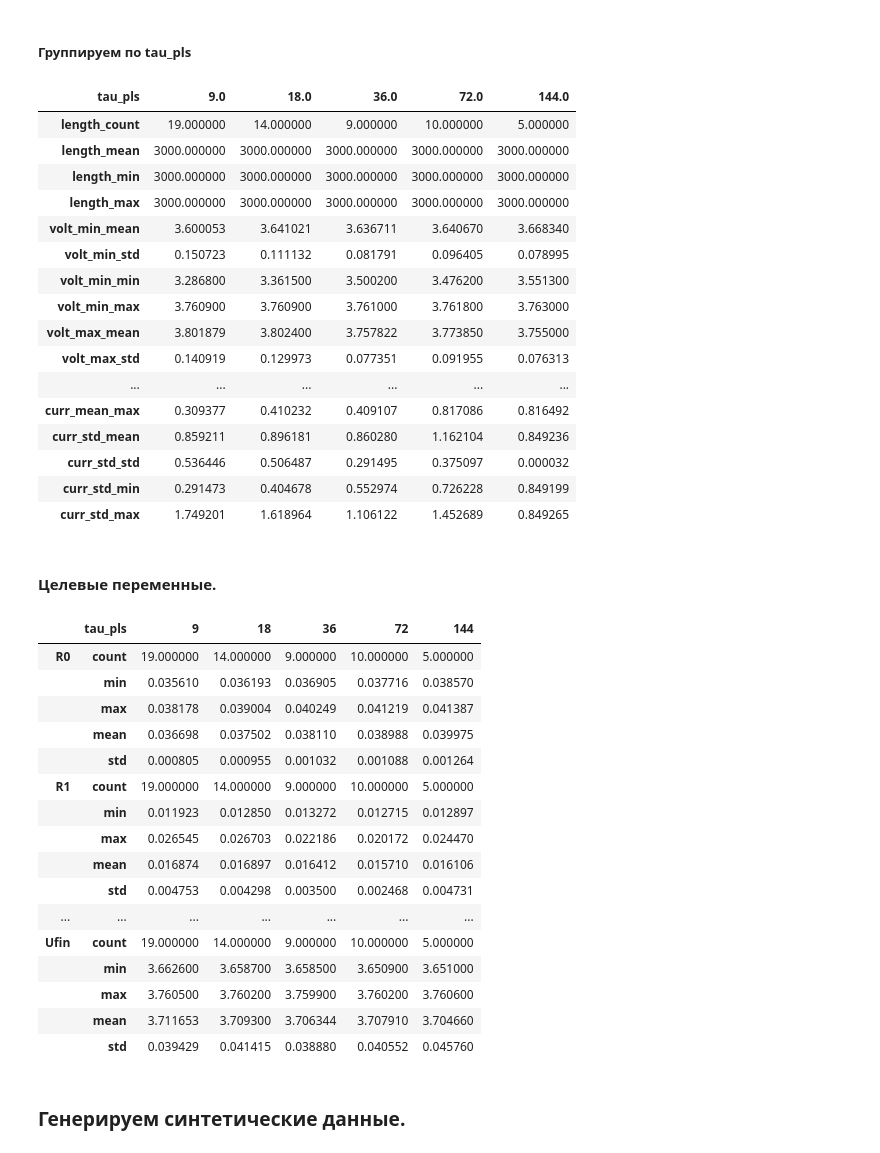
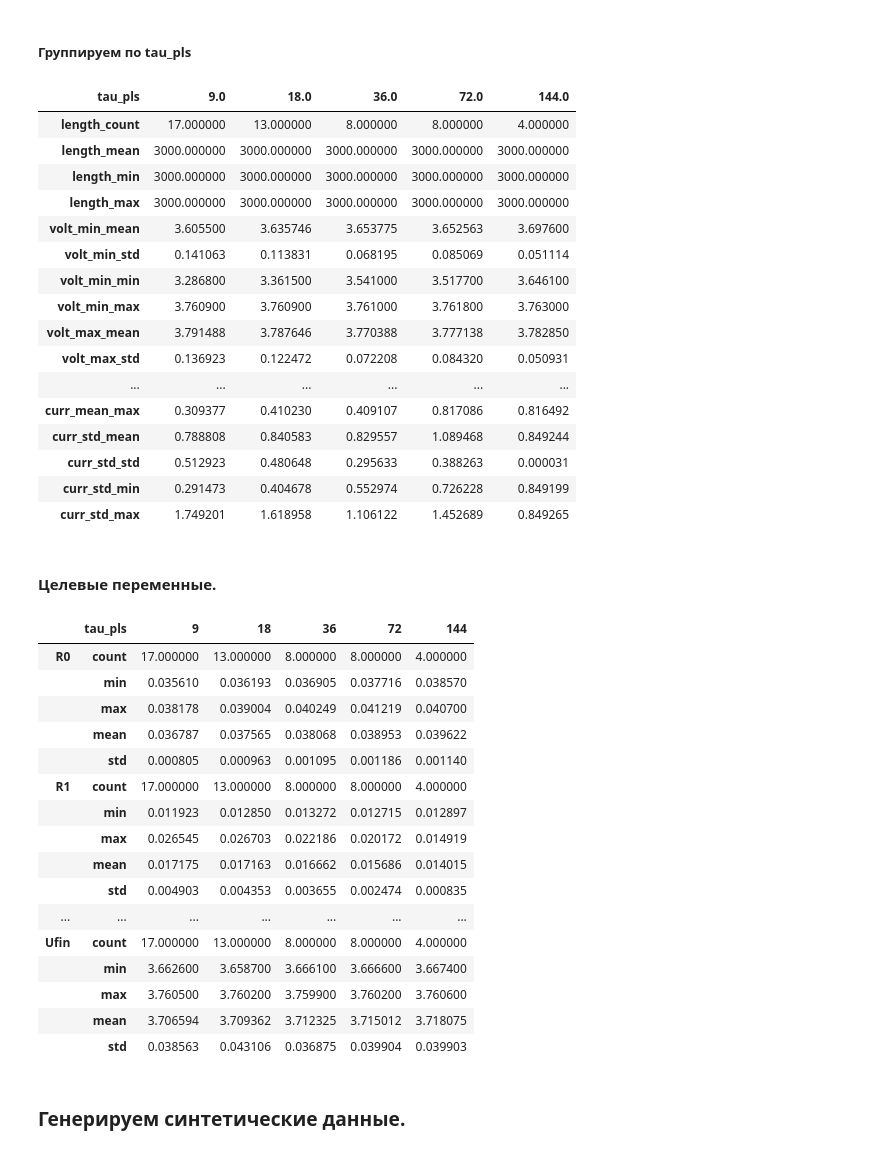
Before and after one commit to Klio-de-Janeiro/MIPT_Li-ion_battaries, a Jupyter notebook: Klim.ipynb, the cells around one changed output. Cells and saved outputs as stored; diff of their text form; code cells hidden in the pictures.

```diff
--- a/Klim.ipynb
+++ b/Klim.ipynb
@@ -200,7 +192,7 @@ can_stratify = tau_counts.min() >= 2
 # %%
 train_keys, val_keys = train_test_split(
     csv_names,
-    test_size=0.2,
+    test_size=0.3,
     random_state=42,
     stratify=tau_for_split.loc[csv_names] if can_stratify else None
 )
@@ -416,45 +408,44 @@ grouped_stats = create_grouped_statistics_multi(df_stats, 'tau_pls')
 grouped_stats.T
 # %% [output]
 | tau_pls | 9.0 | 18.0 | 36.0 | 72.0 | 144.0 |
-| length_count | 19.000000 | 14.000000 | 9.000000 | 10.000000 | 5.000000 |
+| length_count | 17.000000 | 13.000000 | 8.000000 | 8.000000 | 4.000000 |
 | length_mean | 3000.000000 | 3000.000000 | 3000.000000 | 3000.000000 | 3000.000000 |
 | length_min | 3000.000000 | 3000.000000 | 3000.000000 | 3000.000000 | 3000.000000 |
 | length_max | 3000.000000 | 3000.000000 | 3000.000000 | 3000.000000 | 3000.000000 |
-| volt_min_mean | 3.600053 | 3.641021 | 3.636711 | 3.640670 | 3.668340 |
-| volt_min_std | 0.150723 | 0.111132 | 0.081791 | 0.096405 | 0.078995 |
-| volt_min_min | 3.286800 | 3.361500 | 3.500200 | 3.476200 | 3.551300 |
+| volt_min_mean | 3.605500 | 3.635746 | 3.653775 | 3.652563 | 3.697600 |
+| volt_min_std | 0.141063 | 0.113831 | 0.068195 | 0.085069 | 0.051114 |
+| volt_min_min | 3.286800 | 3.361500 | 3.541000 | 3.517700 | 3.646100 |
 | volt_min_max | 3.760900 | 3.760900 | 3.761000 | 3.761800 | 3.763000 |
-| volt_max_mean | 3.801879 | 3.802400 | 3.757822 | 3.773850 | 3.755000 |
-| volt_max_std | 0.140919 | 0.129973 | 0.077351 | 0.091955 | 0.076313 |
+| volt_max_mean | 3.791488 | 3.787646 | 3.770388 | 3.777138 | 3.782850 |
+| volt_max_std | 0.136923 | 0.122472 | 0.072208 | 0.084320 | 0.050931 |
 | ... | ... | ... | ... | ... | ... |
-| curr_mean_max | 0.309377 | 0.410232 | 0.409107 | 0.817086 | 0.816492 |
-| curr_std_mean | 0.859211 | 0.896181 | 0.860280 | 1.162104 | 0.849236 |
-| curr_std_std | 0.536446 | 0.506487 | 0.291495 | 0.375097 | 0.000032 |
+| curr_mean_max | 0.309377 | 0.410230 | 0.409107 | 0.817086 | 0.816492 |
+| curr_std_mean | 0.788808 | 0.840583 | 0.829557 | 1.089468 | 0.849244 |
+| curr_std_std | 0.512923 | 0.480648 | 0.295633 | 0.388263 | 0.000031 |
 | curr_std_min | 0.291473 | 0.404678 | 0.552974 | 0.726228 | 0.849199 |
-| curr_std_max | 1.749201 | 1.618964 | 1.106122 | 1.452689 | 0.849265 |
+| curr_std_max | 1.749201 | 1.618958 | 1.106122 | 1.452689 | 0.849265 |
 # %% [markdown]
 #### Целевые переменные.
 # %%
-metrics = y_train_full.copy().groupby('tau_pls')[['R0', 'R1', 'R2', 'C1', 'C2', 'Ufin']].agg(['count', 'min', 'max', 'mean', 'std']).T
-metrics
+y_train_full.groupby('tau_pls')[['R0', 'R1', 'R2', 'C1', 'C2', 'Ufin']].agg(['count', 'min', 'max', 'mean', 'std']).T
 # %% [output]
 |  | tau_pls | 9 | 18 | 36 | 72 | 144 |
-| R0 | count | 19.000000 | 14.000000 | 9.000000 | 10.000000 | 5.000000 |
+| R0 | count | 17.000000 | 13.000000 | 8.000000 | 8.000000 | 4.000000 |
 |  | min | 0.035610 | 0.036193 | 0.036905 | 0.037716 | 0.038570 |
-|  | max | 0.038178 | 0.039004 | 0.040249 | 0.041219 | 0.041387 |
-|  | mean | 0.036698 | 0.037502 | 0.038110 | 0.038988 | 0.039975 |
-|  | std | 0.000805 | 0.000955 | 0.001032 | 0.001088 | 0.001264 |
-| R1 | count | 19.000000 | 14.000000 | 9.000000 | 10.000000 | 5.000000 |
+|  | max | 0.038178 | 0.039004 | 0.040249 | 0.041219 | 0.040700 |
+|  | mean | 0.036787 | 0.037565 | 0.038068 | 0.038953 | 0.039622 |
+|  | std | 0.000805 | 0.000963 | 0.001095 | 0.001186 | 0.001140 |
+| R1 | count | 17.000000 | 13.000000 | 8.000000 | 8.000000 | 4.000000 |
 |  | min | 0.011923 | 0.012850 | 0.013272 | 0.012715 | 0.012897 |
-|  | max | 0.026545 | 0.026703 | 0.022186 | 0.020172 | 0.024470 |
-|  | mean | 0.016874 | 0.016897 | 0.016412 | 0.015710 | 0.016106 |
-|  | std | 0.004753 | 0.004298 | 0.003500 | 0.002468 | 0.004731 |
+|  | max | 0.026545 | 0.026703 | 0.022186 | 0.020172 | 0.014919 |
+|  | mean | 0.017175 | 0.017163 | 0.016662 | 0.015686 | 0.014015 |
+|  | std | 0.004903 | 0.004353 | 0.003655 | 0.002474 | 0.000835 |
 | ... | ... | ... | ... | ... | ... | ... |
-| Ufin | count | 19.000000 | 14.000000 | 9.000000 | 10.000000 | 5.000000 |
-|  | min | 3.662600 | 3.658700 | 3.658500 | 3.650900 | 3.651000 |
+| Ufin | count | 17.000000 | 13.000000 | 8.000000 | 8.000000 | 4.000000 |
+|  | min | 3.662600 | 3.658700 | 3.666100 | 3.666600 | 3.667400 |
 |  | max | 3.760500 | 3.760200 | 3.759900 | 3.760200 | 3.760600 |
-|  | mean | 3.711653 | 3.709300 | 3.706344 | 3.707910 | 3.704660 |
-|  | std | 0.039429 | 0.041415 | 0.038880 | 0.040552 | 0.045760 |
+|  | mean | 3.706594 | 3.709362 | 3.712325 | 3.715012 | 3.718075 |
+|  | std | 0.038563 | 0.043106 | 0.036875 | 0.039904 | 0.039903 |
 # %% [markdown]
 ### Генерируем синтетические данные.
 # %% [markdown]
```
Also changed, not shown: parts of 80 cells of this notebook.
